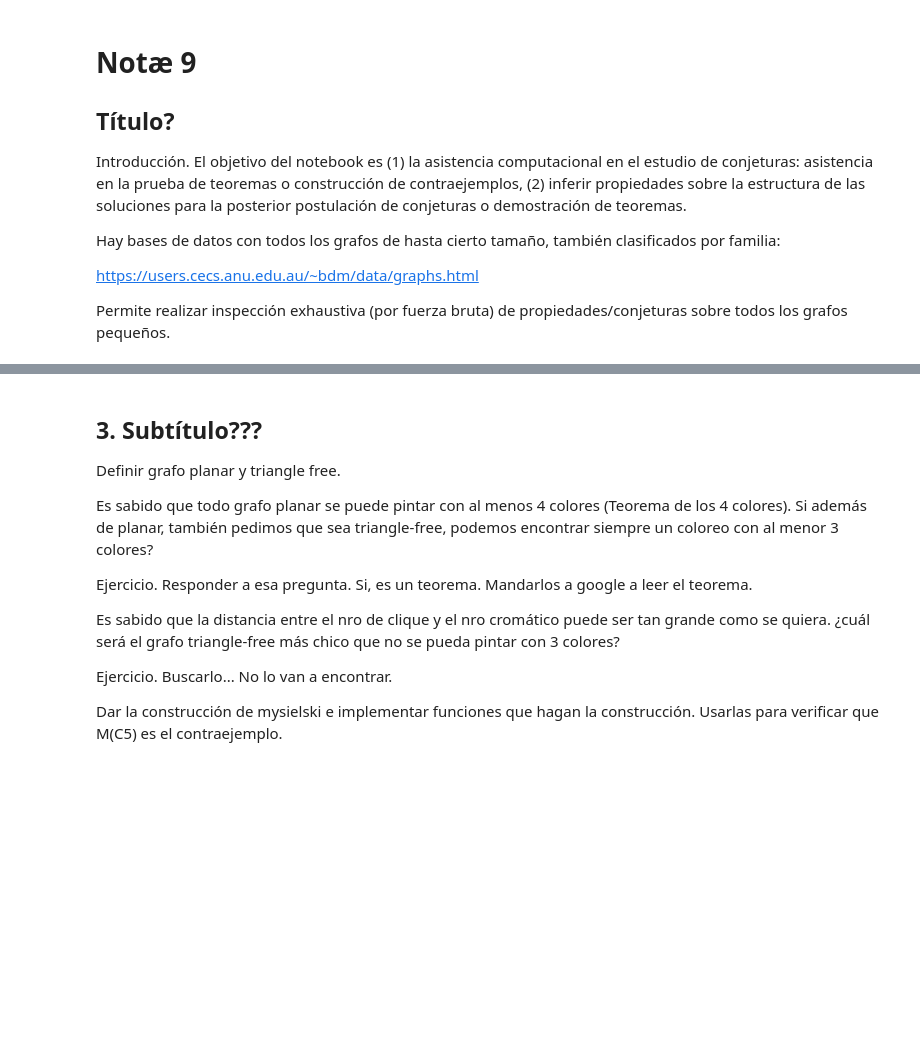
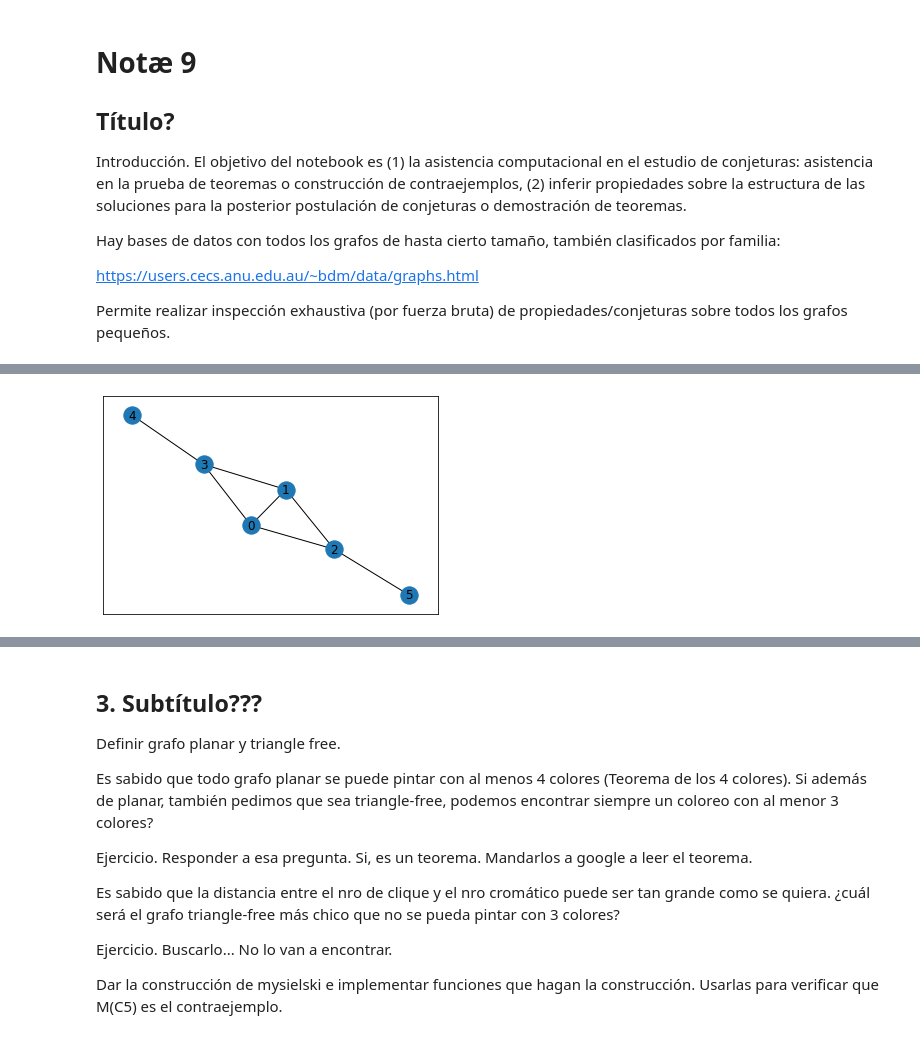
Before and after one commit to maurolucci/taller-cplex, a Jupyter notebook: notebook9.ipynb, the cells around one changed output, grey strips where cells are left out. Saved outputs shown, nothing was run; the diff lists cells and outputs as text; code cells hidden in the pictures; blank space fills up the shorter version.

```diff
--- a/notebook9.ipynb
+++ b/notebook9.ipynb
@@ -19,0 +154,6 @@ Ejercicio. ¿Cúantos grafos conexos del dataset son regulares?
+# %%
+grafo = nx.Graph()
+grafo.add_edges_from([(0,1), (0,2), (0,3), (1,2), (1,3), (3,4), (2,5)])
+nx.draw_networkx(grafo)
+# %% [output]
+[figure, added]
```
Also changed, not shown: parts of 32 cells of this notebook.
